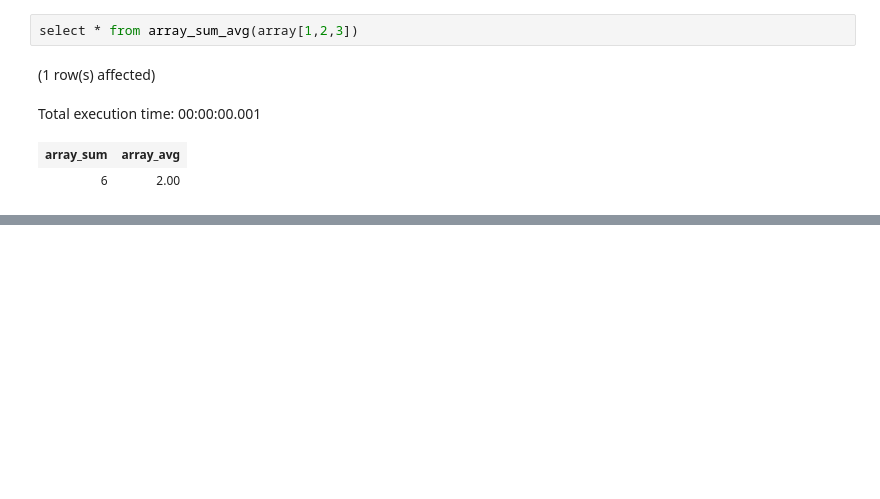
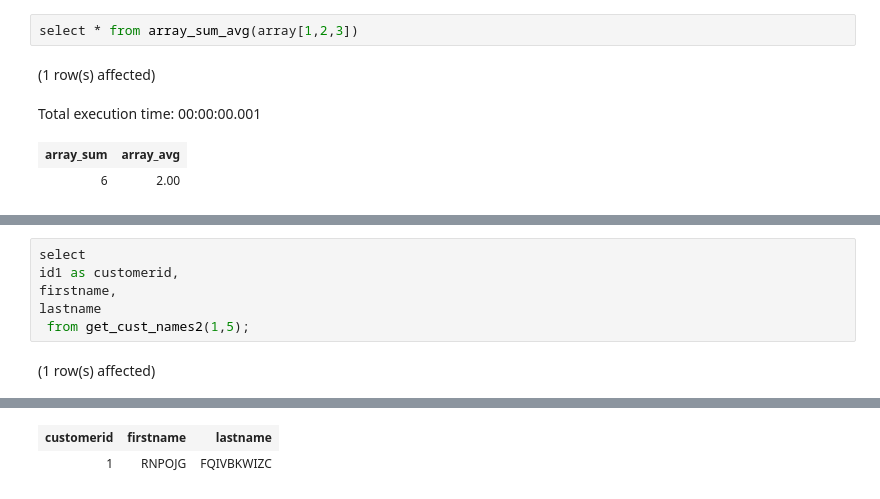
Before and after one commit to yaowenqiang/capturing_logic_with_custom_functions_in_postgresql, a Jupyter notebook: Notebook-1.ipynb, the cells around one changed output, grey strips where cells are left out. Saved outputs shown, nothing was run; the diff lists cells and outputs as text; blank space fills up the shorter version.

```diff
--- a/Notebook-1.ipynb
+++ b/Notebook-1.ipynb
@@ -242,0 +302,8 @@ Total execution time: 00:00:00.001
+# %%
+select
+id1 as customerid,
+firstname,
+lastname
+ from get_cust_names2(1,5);
+# %% [output]
+(1 row(s) affected)
@@ -242,0 +311,2 @@ Total execution time: 00:00:00.001
+| customerid | firstname | lastname |
+| 1 | RNPOJG | FQIVBKWIZC |
```
Also changed, not shown: parts of 12 cells of this notebook.
